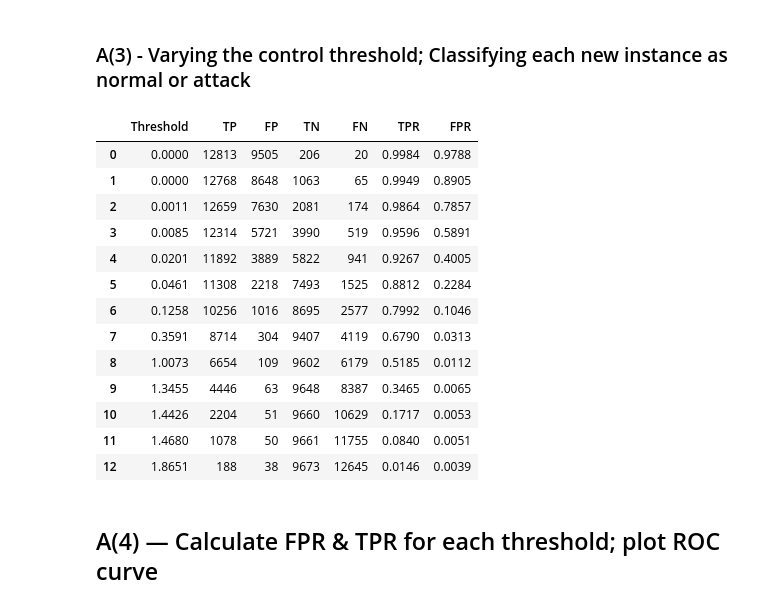
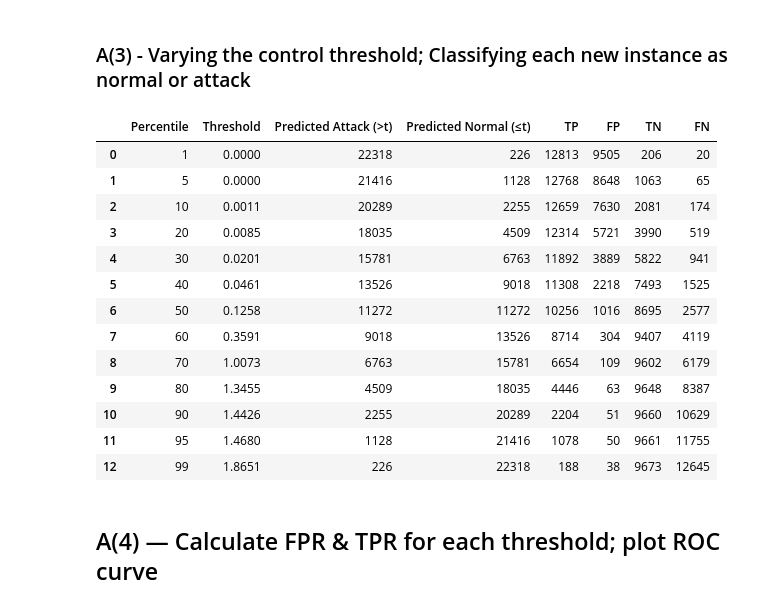
Before and after one commit to debjeet-chak/cid_hw3, a Jupyter notebook: HW3_CID.ipynb, the cells around one changed output. Drawn from its saved outputs; the diff is of its cells as text; code cells hidden in the pictures.

```diff
--- a/HW3_CID.ipynb
+++ b/HW3_CID.ipynb
@@ -149,38 +148,42 @@ max          7.199565
 Name: Distance to Nearest Normal Neighbor, dtype: float64
 # %% [markdown]
 ### A(3) - Varying the control threshold; Classifying each new instance as normal or attack
-# %%
-percentiles  = [1, 5, 10, 20, 30, 40, 50, 60, 70, 80, 90, 95, 99]
-thresholds_A = np.unique(np.percentile(dist_to_nearest_normal, percentiles))
-
-rows = []
-for t in thresholds_A:
-    y_pred = (dist_to_nearest_normal > t).astype(int)
-    tp = np.sum((y_pred==1)&(y_test_binary==1))
-    fp = np.sum((y_pred==1)&(y_test_binary==0))
-    tn = np.sum((y_pred==0)&(y_test_binary==0))
-    fn = np.sum((y_pred==0)&(y_test_binary==1))
-    rows.append({'Threshold': round(t,4), 'TP':tp, 'FP':fp, 'TN':tn, 'FN':fn,
-                 'TPR': tp/(tp+fn) if tp+fn>0 else 0,
-                 'FPR': fp/(fp+tn) if fp+tn>0 else 0})
-
-thresh_df = pd.DataFrame(rows)
-thresh_df.style.format({'Threshold':'{:.4f}','TPR':'{:.4f}','FPR':'{:.4f}'})
-# %% [output]
-|  | Threshold | TP | FP | TN | FN | TPR | FPR |
-| 0 | 0.0000 | 12813 | 9505 | 206 | 20 | 0.9984 | 0.9788 |
-| 1 | 0.0000 | 12768 | 8648 | 1063 | 65 | 0.9949 | 0.8905 |
-| 2 | 0.0011 | 12659 | 7630 | 2081 | 174 | 0.9864 | 0.7857 |
-| 3 | 0.0085 | 12314 | 5721 | 3990 | 519 | 0.9596 | 0.5891 |
-| 4 | 0.0201 | 11892 | 3889 | 5822 | 941 | 0.9267 | 0.4005 |
-| 5 | 0.0461 | 11308 | 2218 | 7493 | 1525 | 0.8812 | 0.2284 |
-| 6 | 0.1258 | 10256 | 1016 | 8695 | 2577 | 0.7992 | 0.1046 |
-| 7 | 0.3591 | 8714 | 304 | 9407 | 4119 | 0.6790 | 0.0313 |
-| 8 | 1.0073 | 6654 | 109 | 9602 | 6179 | 0.5185 | 0.0112 |
-| 9 | 1.3455 | 4446 | 63 | 9648 | 8387 | 0.3465 | 0.0065 |
-| 10 | 1.4426 | 2204 | 51 | 9660 | 10629 | 0.1717 | 0.0053 |
-| 11 | 1.4680 | 1078 | 50 | 9661 | 11755 | 0.0840 | 0.0051 |
-| 12 | 1.8651 | 188 | 38 | 9673 | 12645 | 0.0146 | 0.0039 |
+# %%
+percentiles  = [1, 5, 10, 20, 30, 40, 50, 60, 70, 80, 90, 95, 99]
+raw_thresholds = np.percentile(dist_to_nearest_normal, percentiles)
+
+rows = []
+for p, t in zip(percentiles, raw_thresholds):
+    y_pred = (dist_to_nearest_normal > t).astype(int)
+    tp = np.sum((y_pred==1)&(y_test_binary==1))
+    fp = np.sum((y_pred==1)&(y_test_binary==0))
+    tn = np.sum((y_pred==0)&(y_test_binary==0))
+    fn = np.sum((y_pred==0)&(y_test_binary==1))
+    rows.append({
+        'Percentile': p,
+        'Threshold': round(t, 4),
+        'Predicted Attack (>t)': int(tp+fp),
+        'Predicted Normal (≤t)': int(tn+fn),
+        'TP': tp, 'FP': fp, 'TN': tn, 'FN': fn
+    })
+
+thresh_df = pd.DataFrame(rows)
+thresh_df.style.format({'Threshold': '{:.4f}', 'Percentile': '{:.0f}'})
+# %% [output]
+|  | Percentile | Threshold | Predicted Attack (>t) | Predicted Normal (≤t) | TP | FP | TN | FN |
+| 0 | 1 | 0.0000 | 22318 | 226 | 12813 | 9505 | 206 | 20 |
+| 1 | 5 | 0.0000 | 21416 | 1128 | 12768 | 8648 | 1063 | 65 |
+| 2 | 10 | 0.0011 | 20289 | 2255 | 12659 | 7630 | 2081 | 174 |
+| 3 | 20 | 0.0085 | 18035 | 4509 | 12314 | 5721 | 3990 | 519 |
+| 4 | 30 | 0.0201 | 15781 | 6763 | 11892 | 3889 | 5822 | 941 |
+| 5 | 40 | 0.0461 | 13526 | 9018 | 11308 | 2218 | 7493 | 1525 |
+| 6 | 50 | 0.1258 | 11272 | 11272 | 10256 | 1016 | 8695 | 2577 |
+| 7 | 60 | 0.3591 | 9018 | 13526 | 8714 | 304 | 9407 | 4119 |
+| 8 | 70 | 1.0073 | 6763 | 15781 | 6654 | 109 | 9602 | 6179 |
+| 9 | 80 | 1.3455 | 4509 | 18035 | 4446 | 63 | 9648 | 8387 |
+| 10 | 90 | 1.4426 | 2255 | 20289 | 2204 | 51 | 9660 | 10629 |
+| 11 | 95 | 1.4680 | 1128 | 21416 | 1078 | 50 | 9661 | 11755 |
+| 12 | 99 | 1.8651 | 226 | 22318 | 188 | 38 | 9673 | 12645 |
 # %% [markdown]
 ## A(4) — Calculate FPR & TPR for each threshold; plot ROC curve
 # %%
```
Also changed, not shown: parts of 3 cells of this notebook, 1 other file.
